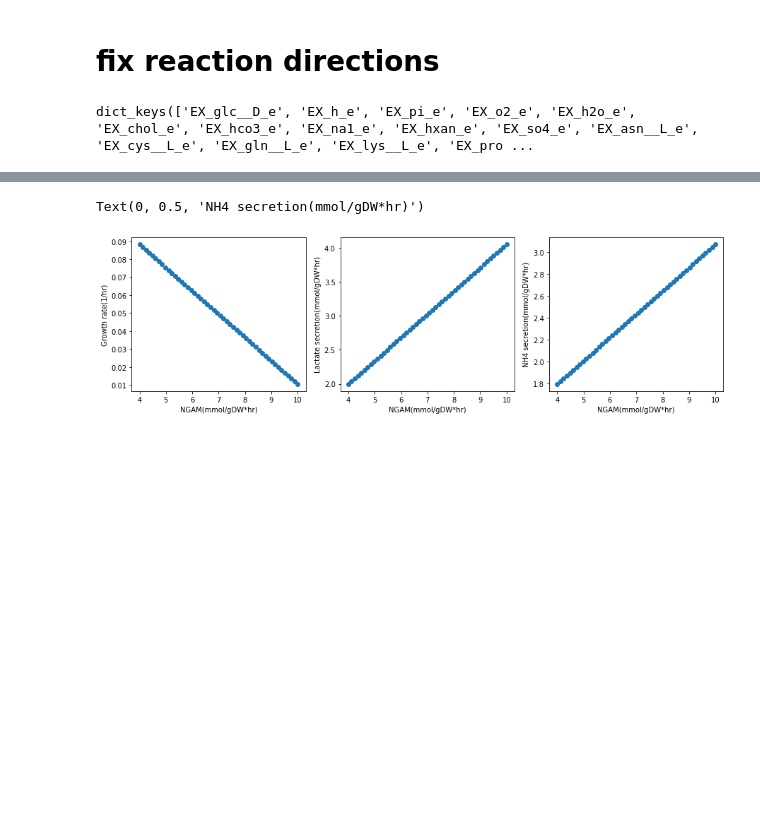
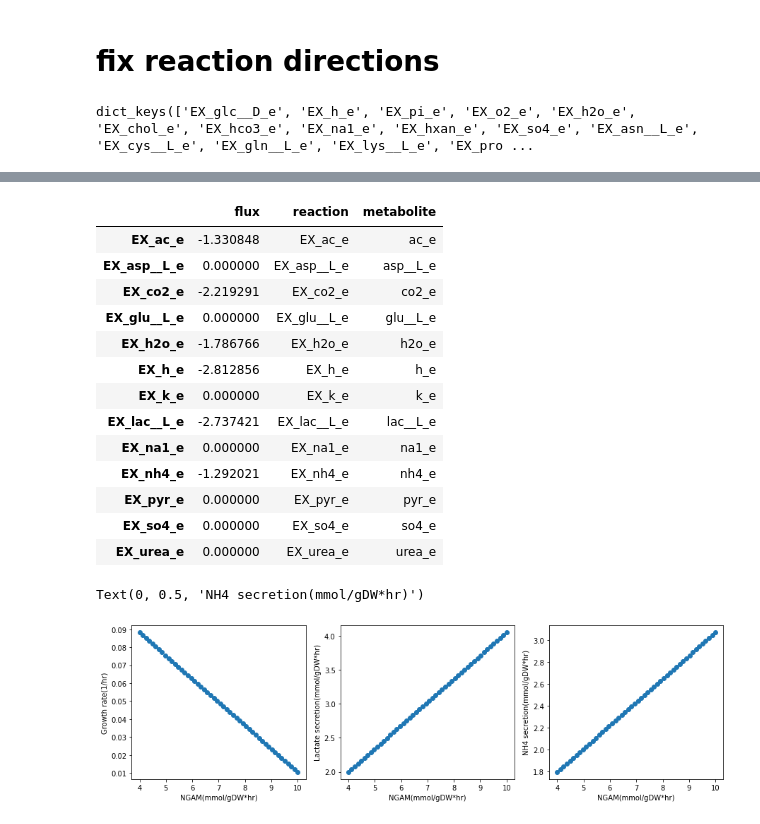
Before and after one commit to SizheQiu/PigGEM2025, a Jupyter notebook: code/CAFBA.ipynb, the cells around one changed output, grey strips where cells are left out. Cells and saved outputs as stored; diff of their text form; code cells hidden in the pictures; blank space fills up the shorter version.

```diff
--- a/code/CAFBA.ipynb
+++ b/code/CAFBA.ipynb
@@ -98,3 +111,20 @@ Metabolite    Reaction     Flux  C-Number C-Flux
+# %%
+secretion_flux
+# %% [output]
+|  | flux | reaction | metabolite |
+| EX_ac_e | -1.330848 | EX_ac_e | ac_e |
+| EX_asp__L_e | 0.000000 | EX_asp__L_e | asp__L_e |
+| EX_co2_e | -2.219291 | EX_co2_e | co2_e |
+| EX_glu__L_e | 0.000000 | EX_glu__L_e | glu__L_e |
+| EX_h2o_e | -1.786766 | EX_h2o_e | h2o_e |
+| EX_h_e | -2.812856 | EX_h_e | h_e |
+| EX_k_e | 0.000000 | EX_k_e | k_e |
+| EX_lac__L_e | -2.737421 | EX_lac__L_e | lac__L_e |
+| EX_na1_e | 0.000000 | EX_na1_e | na1_e |
+| EX_nh4_e | -1.292021 | EX_nh4_e | nh4_e |
+| EX_pyr_e | 0.000000 | EX_pyr_e | pyr_e |
+| EX_so4_e | 0.000000 | EX_so4_e | so4_e |
+| EX_urea_e | 0.000000 | EX_urea_e | urea_e |
 # %%
 def get_fluxes_NGAM(model,  ptot, A_dict, NGAM):
     with model:
```
Also changed, not shown: parts of 2 cells of this notebook, 5 other files.
